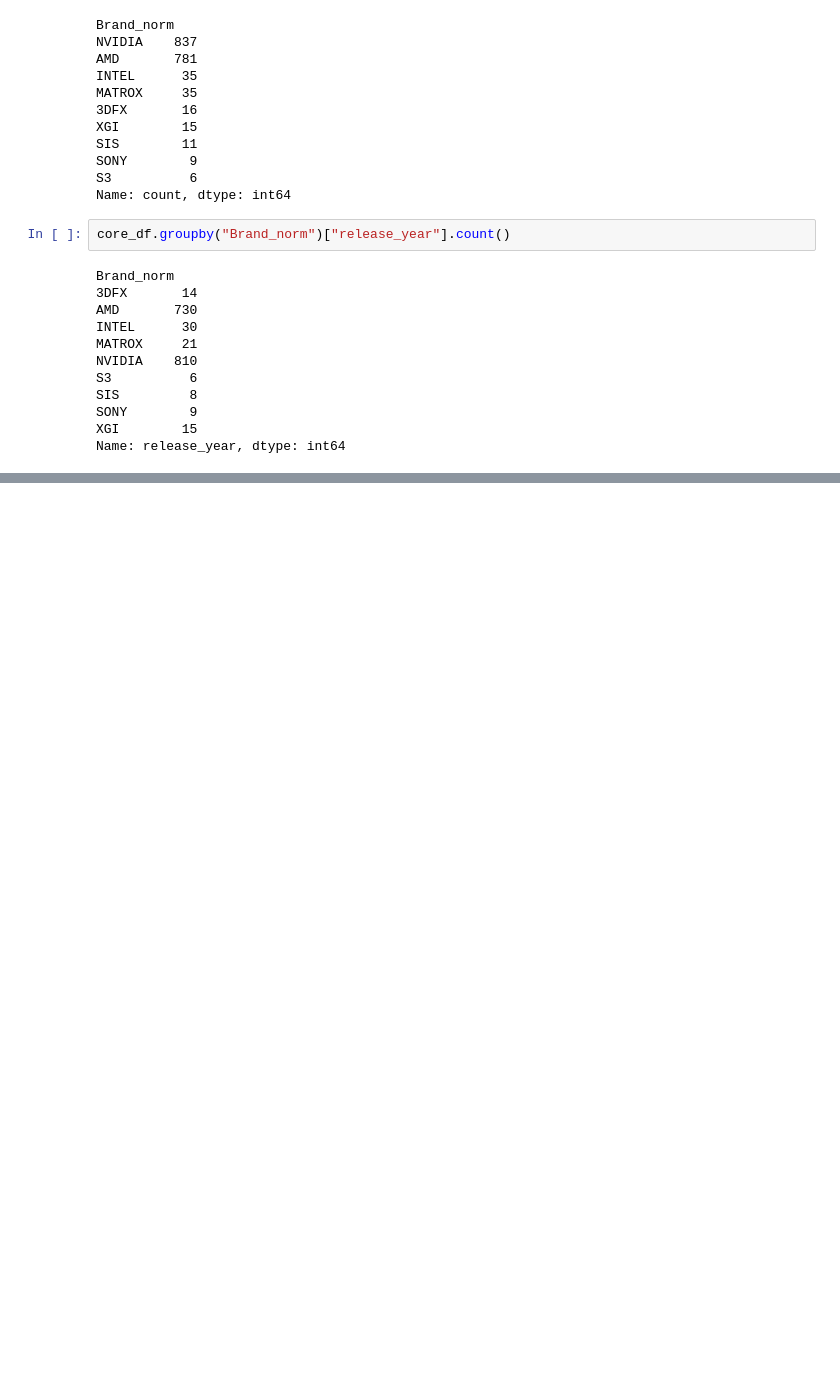
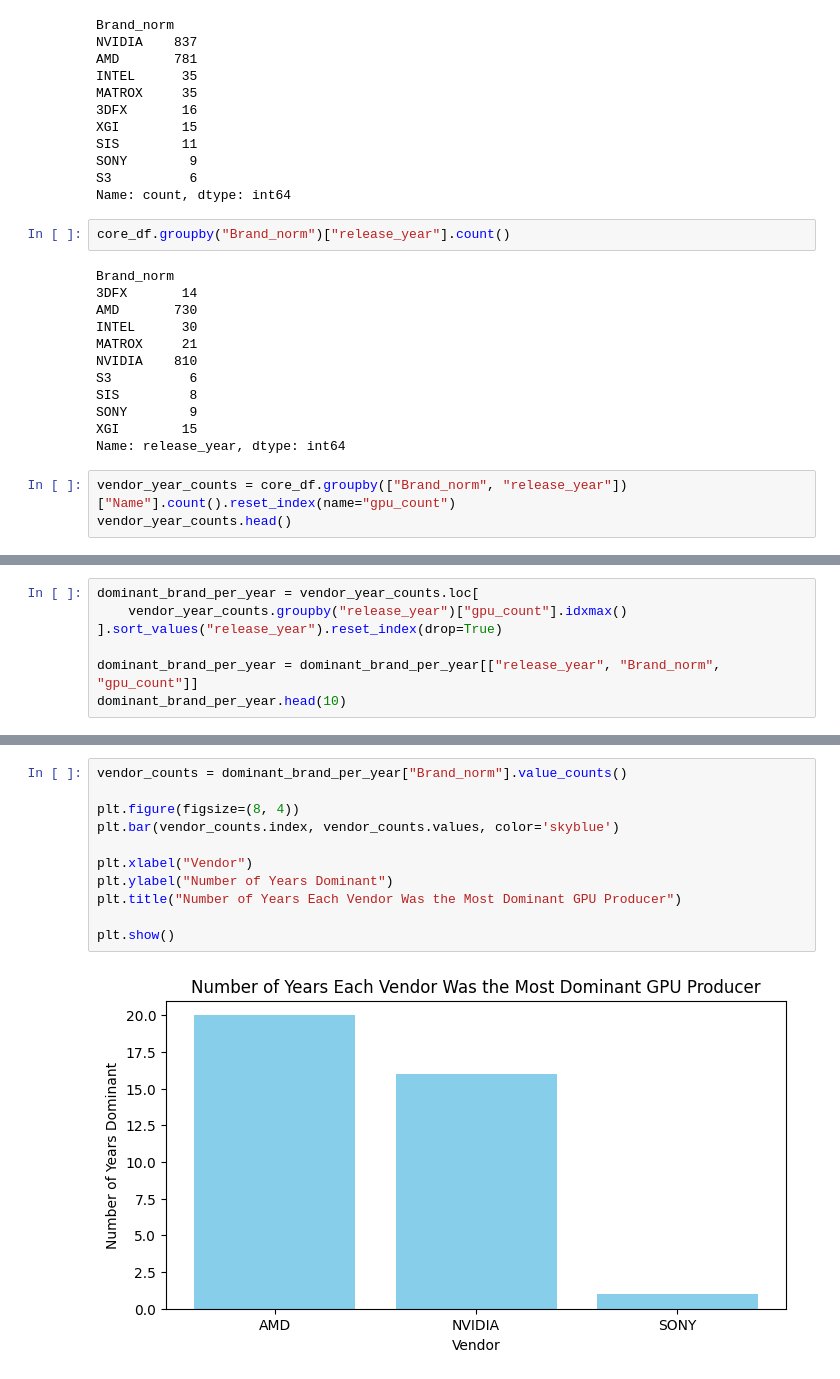
Before and after one commit to paingkalay7324/gpuAnalysis, a Jupyter notebook: eda.ipynb, the cells around one changed output, grey strips where cells are left out. Cells and saved outputs as stored; diff of their text form; blank space fills up the shorter version.

Commit message:
Put some graphs

```diff
--- a/eda.ipynb
+++ b/eda.ipynb
@@ -233,3 +235,6 @@ SIS         8
 SONY        9
 XGI        15
 Name: release_year, dtype: int64
+# %%
+vendor_year_counts = core_df.groupby(["Brand_norm", "release_year"])["Name"].count().reset_index(name="gpu_count")
+vendor_year_counts.head()
@@ -235,0 +248,7 @@ Name: release_year, dtype: int64
+# %%
+dominant_brand_per_year = vendor_year_counts.loc[
+    vendor_year_counts.groupby("release_year")["gpu_count"].idxmax()
+].sort_values("release_year").reset_index(drop=True)
+
+dominant_brand_per_year = dominant_brand_per_year[["release_year", "Brand_norm", "gpu_count"]]
+dominant_brand_per_year.head(10)
@@ -235,0 +267,13 @@ Name: release_year, dtype: int64
+# %%
+vendor_counts = dominant_brand_per_year["Brand_norm"].value_counts()
+
+plt.figure(figsize=(8, 4))
+plt.bar(vendor_counts.index, vendor_counts.values, color='skyblue')
+
+plt.xlabel("Vendor")
+plt.ylabel("Number of Years Dominant")
+plt.title("Number of Years Each Vendor Was the Most Dominant GPU Producer")
+
+plt.show()
+# %% [output]
+[figure, added]
```
Also changed, not shown: parts of 7 cells of this notebook.
